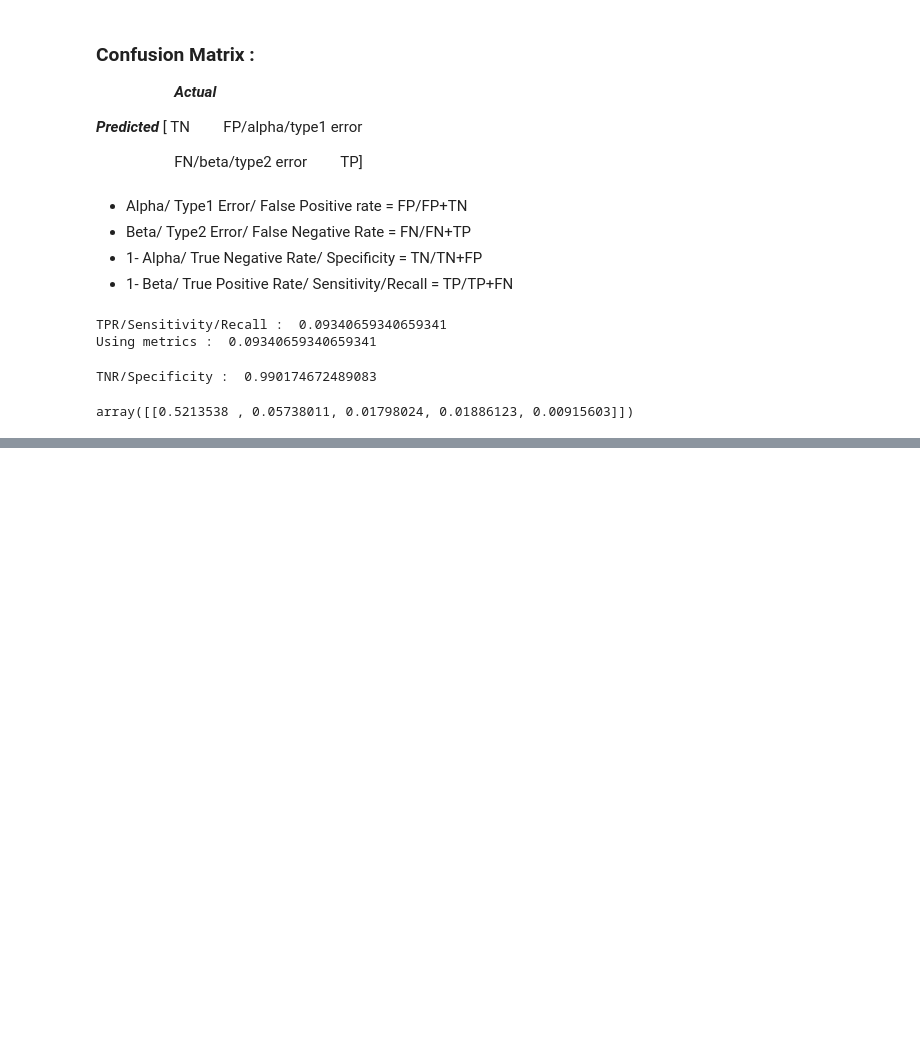
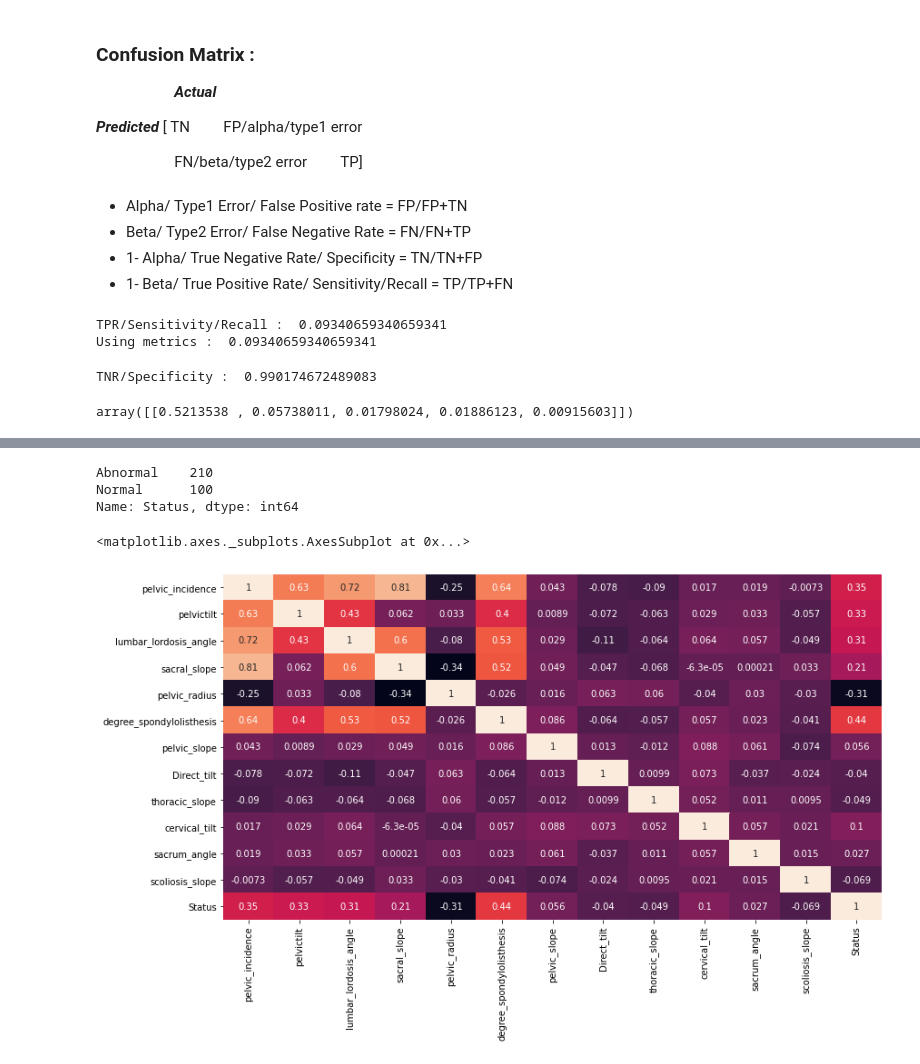
Before and after one commit to pratikasarkar/Supervised-Learning---Classification, a Jupyter notebook: Classification_Basics.ipynb, the cells around one changed output, grey strips where cells are left out. Cells and saved outputs as stored; diff of their text form; code cells hidden in the pictures; blank space fills up the shorter version.

Commit message:
Added code for backpain.csv

```diff
--- a/Classification_Basics.ipynb
+++ b/Classification_Basics.ipynb
@@ -454,3 +460,5 @@ TNR/Specificity :  0.990174672489083
 model.coef_
 # %% [output]
 array([[0.5213538 , 0.05738011, 0.01798024, 0.01886123, 0.00915603]])
+# %%
+backpain_df = pd.read_csv('/content/gdrive/My Drive/backpain - backpain.csv')
@@ -456,0 +474,14 @@ array([[0.5213538 , 0.05738011, 0.01798024, 0.01886123, 0.00915603]])
+# %%
+backpain_df['Status'].value_counts()
+# %% [output]
+Abnormal    210
+Normal      100
+Name: Status, dtype: int64
+# %%
+backpain_df['Status'].replace({'Abnormal':1,'Normal':0},inplace = True)
+# %%
+plt.figure(figsize=(13,7))
+sns.heatmap(backpain_df.corr(),annot = True,cbar=False)
+# %% [output]
+<matplotlib.axes._subplots.AxesSubplot at 0x...>
+[figure, added]
```
Also changed, not shown: parts of 14 cells of this notebook.
